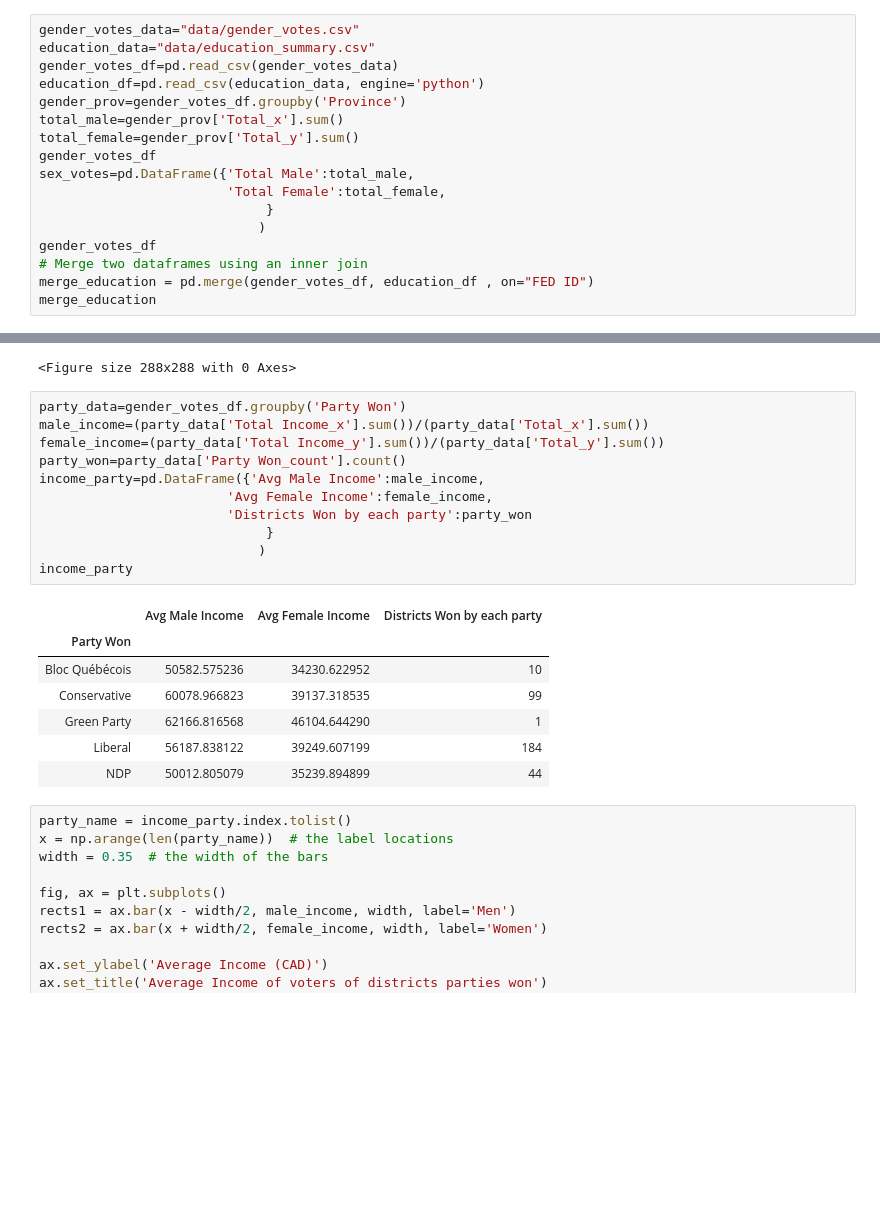
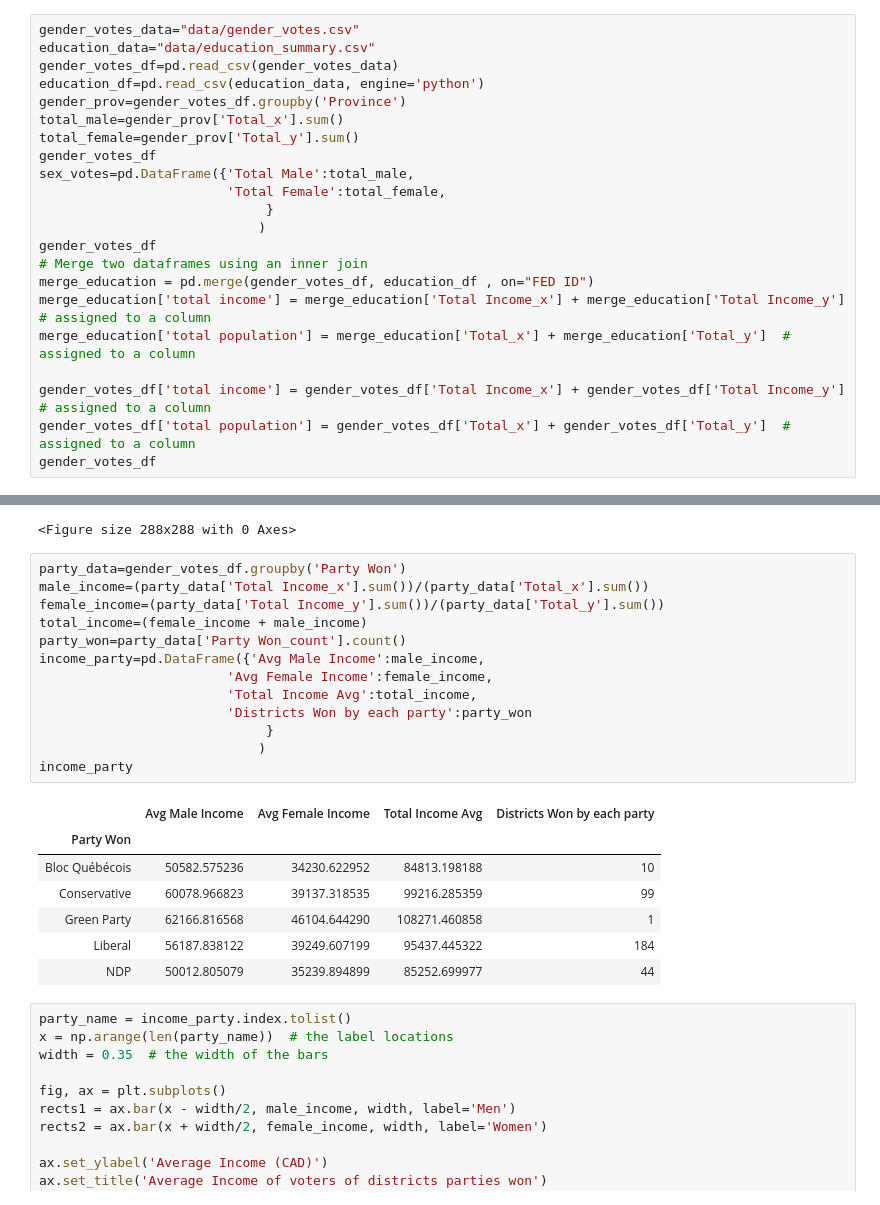
Before and after one commit to bsmirnov12/ABDS-Project-1, a Jupyter notebook: plots.ipynb, the cells around one changed output, grey strips where cells are left out. Drawn from its saved outputs; the diff is of its cells as text; blank space fills up the shorter version.

```diff
--- a/plots.ipynb
+++ b/plots.ipynb
@@ -23,7 +23,12 @@ sex_votes=pd.DataFrame({'Total Male':total_male,
 gender_votes_df
 # Merge two dataframes using an inner join
 merge_education = pd.merge(gender_votes_df, education_df , on="FED ID")
-merge_education
+merge_education['total income'] = merge_education['Total Income_x'] + merge_education['Total Income_y']  # assigned to a column
+merge_education['total population'] = merge_education['Total_x'] + merge_education['Total_y']  # assigned to a column
+
+gender_votes_df['total income'] = gender_votes_df['Total Income_x'] + gender_votes_df['Total Income_y']  # assigned to a column
+gender_votes_df['total population'] = gender_votes_df['Total_x'] + gender_votes_df['Total_y']  # assigned to a column
+gender_votes_df
 # %% [output]
 |  | Prov/Terr | FED ID | Federal Electoral Districts_x | Total_x | Total Income_x | Total_y | Total Income_y | Province | ... |
 | 0 | 10 | 10001.0 | Avalon | 35410 | 2.129874e+09 | 36620 | 1295940000 | Newfoundland and Labrador | ... |
@@ -65,22 +70,24 @@ plt.show()
 # %%
 party_data=gender_votes_df.groupby('Party Won')
 male_income=(party_data['Total Income_x'].sum())/(party_data['Total_x'].sum())
 female_income=(party_data['Total Income_y'].sum())/(party_data['Total_y'].sum())
+total_income=(female_income + male_income)
 party_won=party_data['Party Won_count'].count()
 income_party=pd.DataFrame({'Avg Male Income':male_income,
                         'Avg Female Income':female_income,
+                        'Total Income Avg':total_income,
                         'Districts Won by each party':party_won
                              }
                             )
 income_party
 # %% [output]
-|  | Avg Male Income | Avg Female Income | Districts Won by each party |
-| Party Won |  |  |  |
-| Bloc Québécois | 50582.575236 | 34230.622952 | 10 |
-| Conservative | 60078.966823 | 39137.318535 | 99 |
-| Green Party | 62166.816568 | 46104.644290 | 1 |
-| Liberal | 56187.838122 | 39249.607199 | 184 |
-| NDP | 50012.805079 | 35239.894899 | 44 |
+|  | Avg Male Income | Avg Female Income | Total Income Avg | Districts Won by each party |
+| Party Won |  |  |  |  |
+| Bloc Québécois | 50582.575236 | 34230.622952 | 84813.198188 | 10 |
+| Conservative | 60078.966823 | 39137.318535 | 99216.285359 | 99 |
+| Green Party | 62166.816568 | 46104.644290 | 108271.460858 | 1 |
+| Liberal | 56187.838122 | 39249.607199 | 95437.445322 | 184 |
+| NDP | 50012.805079 | 35239.894899 | 85252.699977 | 44 |
 # %%
 party_name = income_party.index.tolist()
 x = np.arange(len(party_name))  # the label locations
```
Also changed, not shown: parts of 7 cells of this notebook, 1 other file.
